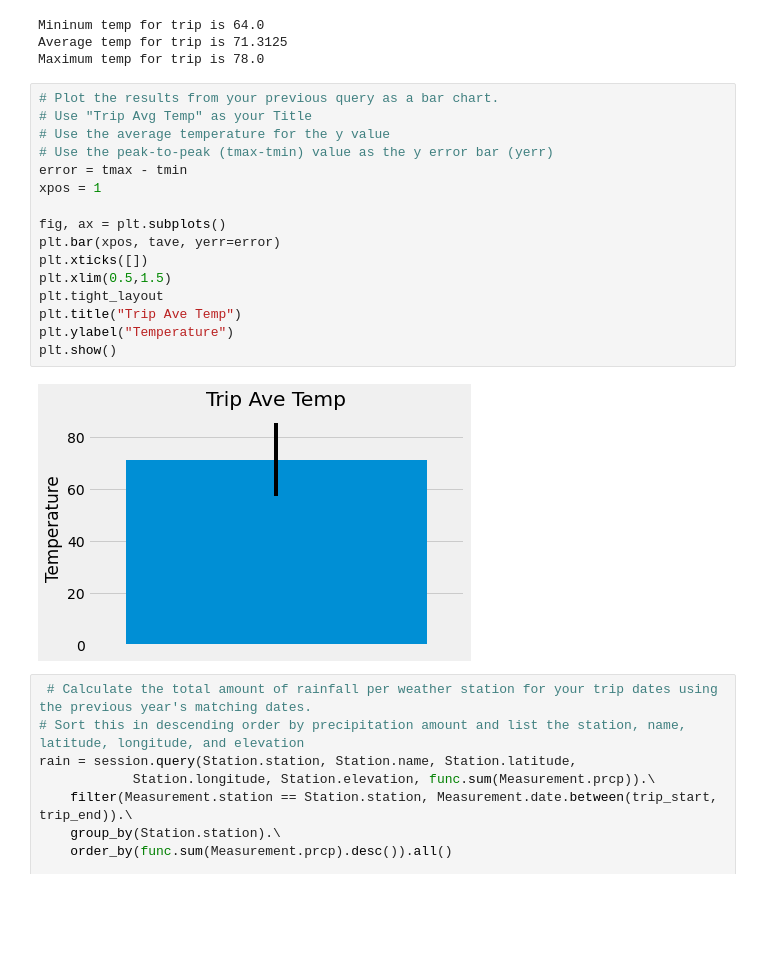
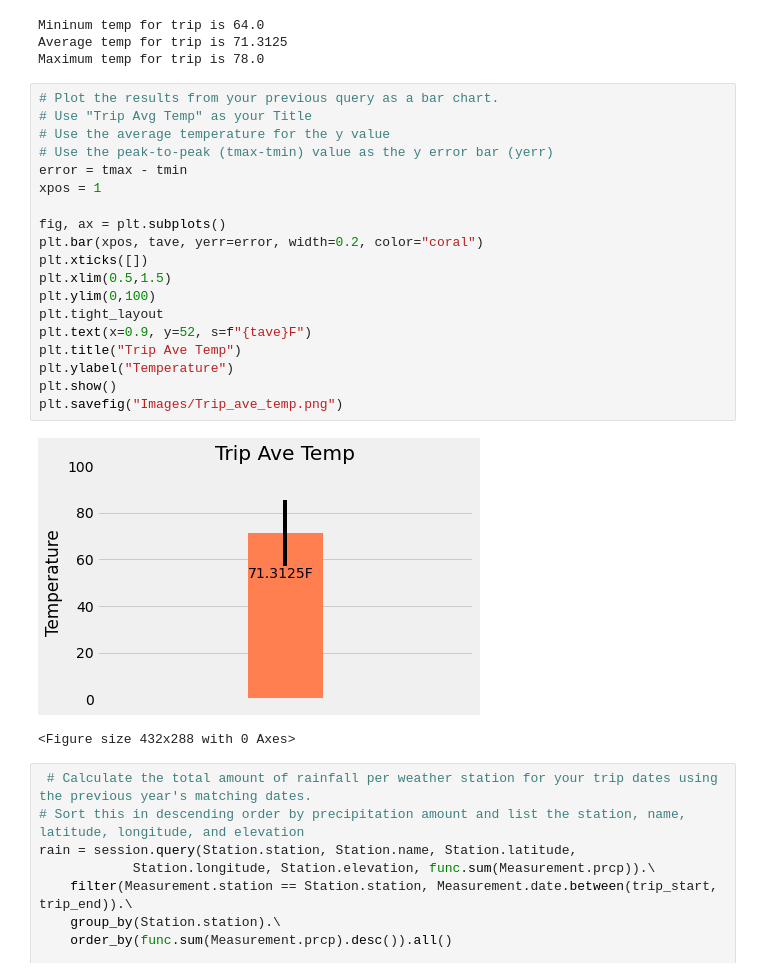
Before and after one commit to MellyB5/sqlalchemy_challenge, a Jupyter notebook: climate.ipynb, the cells around one changed output. Cells and saved outputs as stored; diff of their text form; blank space fills up the shorter version.

Commit message:
updated graphs

```diff
--- a/climate.ipynb
+++ b/climate.ipynb
@@ -193,21 +193,25 @@ Maximum temp for trip is 78.0
 # %%
 # Plot the results from your previous query as a bar chart.
 # Use "Trip Avg Temp" as your Title
 # Use the average temperature for the y value
 # Use the peak-to-peak (tmax-tmin) value as the y error bar (yerr)
 error = tmax - tmin
 xpos = 1
 
 fig, ax = plt.subplots()
-plt.bar(xpos, tave, yerr=error)
+plt.bar(xpos, tave, yerr=error, width=0.2, color="coral")
 plt.xticks([])
 plt.xlim(0.5,1.5)
+plt.ylim(0,100)
 plt.tight_layout
+plt.text(x=0.9, y=52, s=f"{tave}F")
 plt.title("Trip Ave Temp")
 plt.ylabel("Temperature")
 plt.show()
+plt.savefig("Images/Trip_ave_temp.png")
 # %% [output]
-[figure, old version]
+[figure, new version]
+<Figure size 432x288 with 0 Axes>
 # %%
  # Calculate the total amount of rainfall per weather station for your trip dates using the previous year's matching dates.
 # Sort this in descending order by precipitation amount and list the station, name, latitude, longitude, and elevation
```
Also changed, not shown: parts of 3 cells of this notebook, 2 other files.
